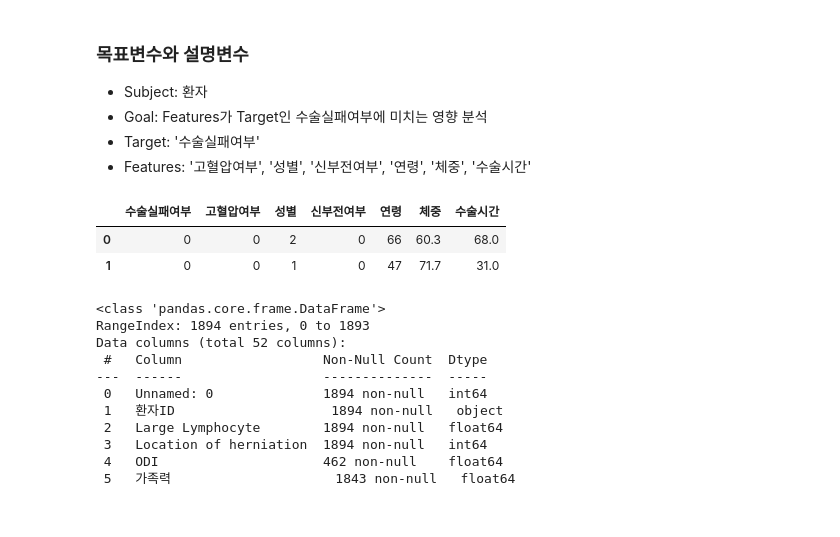
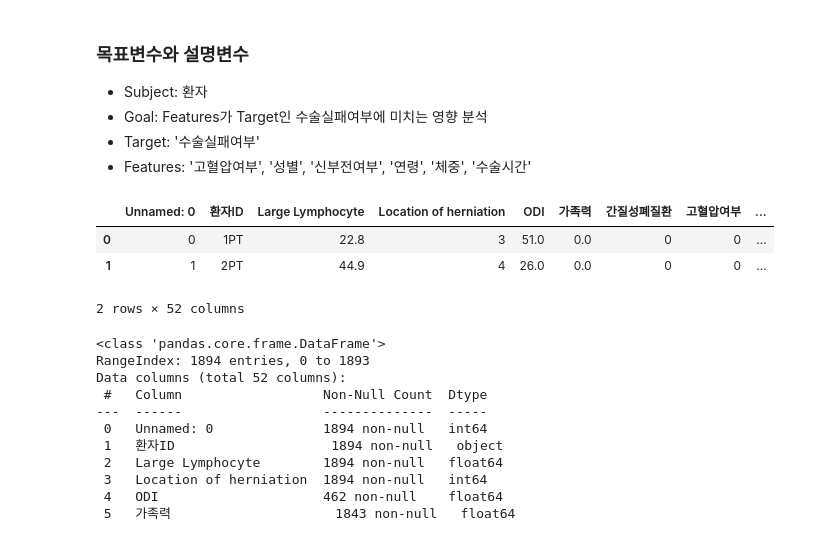
Before and after one commit to dancingKimDH/toy_machinelearning, a Jupyter notebook: codes/RecurrenceOfSurgery.ipynb, the cells around one changed output. Drawn from its saved outputs; the diff is of its cells as text; code cells hidden in the pictures.

```diff
--- a/codes/RecurrenceOfSurgery.ipynb
+++ b/codes/RecurrenceOfSurgery.ipynb
@@ -8,12 +8,12 @@
 import pandas as pd
 # %%
 df_ROS = pd.read_csv('../datasets/RecurrenceOfSurgery.csv')
-df_ROS_select = df_ROS[['수술실패여부', '고혈압여부', '성별', '신부전여부', '연령', '체중', '수술시간']]
-df_ROS_select[:2]
+df_ROS[:2]
 # %% [output]
-|  | 수술실패여부 | 고혈압여부 | 성별 | 신부전여부 | 연령 | 체중 | 수술시간 |
-| 0 | 0 | 0 | 2 | 0 | 66 | 60.3 | 68.0 |
-| 1 | 0 | 0 | 1 | 0 | 47 | 71.7 | 31.0 |
+|  | Unnamed: 0 | 환자ID | Large Lymphocyte | Location of herniation | ODI | 가족력 | 간질성폐질환 | 고혈압여부 | ... |
+| 0 | 0 | 1PT | 22.8 | 3 | 51.0 | 0.0 | 0 | 0 | ... |
+| 1 | 1 | 2PT | 44.9 | 4 | 26.0 | 0.0 | 0 | 0 | ... |
+2 rows × 52 columns
 # %%
 df_ROS.info()
 # %% [output]
```
Also changed, not shown: parts of 52 cells of this notebook, 5 other files.
